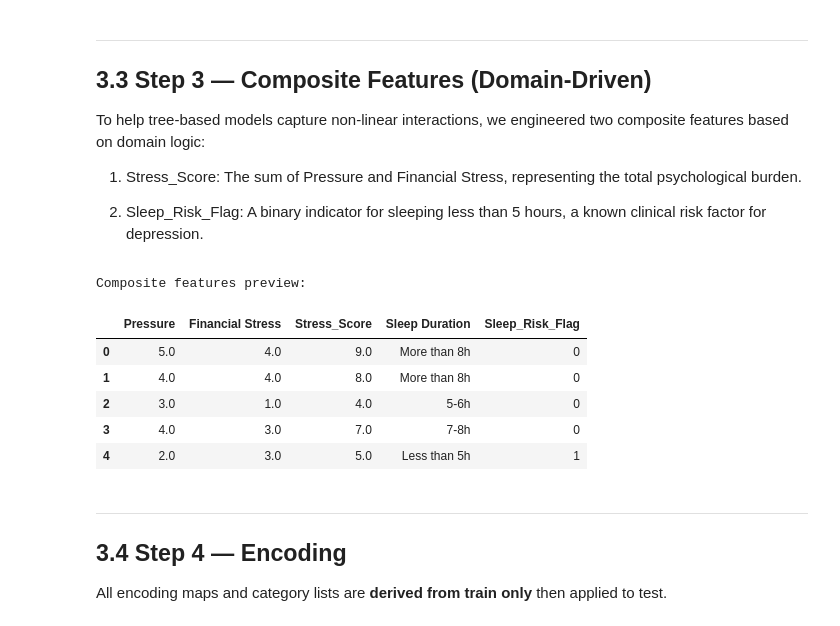
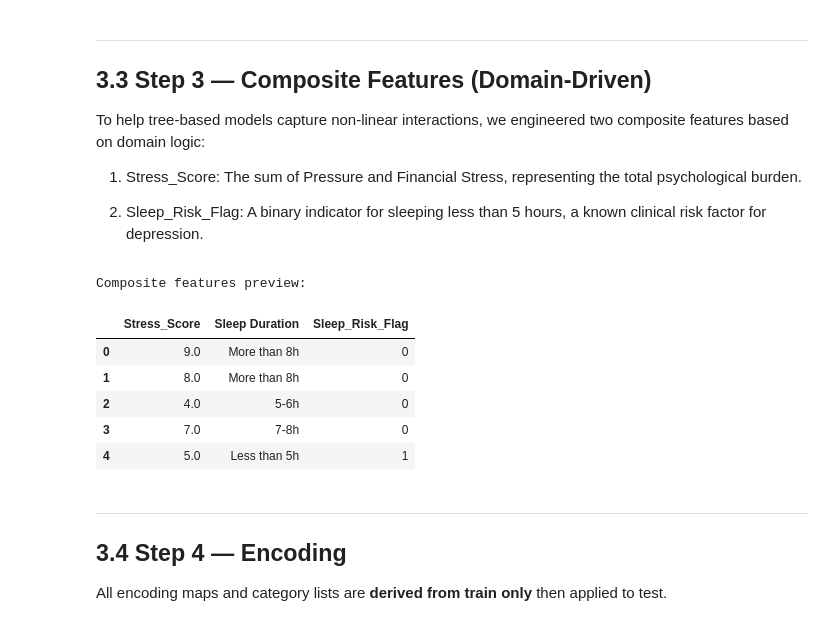
Before and after one commit to quanpro147/Exploring-Mental-Health-Data, a Jupyter notebook: notebooks/feat_engineering.ipynb, the cells around one changed output. Drawn from its saved outputs; the diff is of its cells as text; code cells hidden in the pictures.

```diff
--- a/notebooks/feat_engineering.ipynb
+++ b/notebooks/feat_engineering.ipynb
@@ -181,26 +181,28 @@ To help tree-based models capture non-linear interactions, we engineered two com
 1. Stress_Score: The sum of Pressure and Financial Stress, representing the total psychological burden.
 
 2. Sleep_Risk_Flag: A binary indicator for sleeping less than 5 hours, a known clinical risk factor for depression.
-# %%
-for df in [train, test]:
-    # Total psychological burden across two orthogonal stress dimensions
-    df["Stress_Score"] = df["Pressure"] + df["Financial Stress"]
-
-    # Clinical marker: sleep < 5h strongly linked to depression risk.
-    # Applied AFTER normalise_sleep, so 'Less than 5h' is already canonical.
-    df["Sleep_Risk_Flag"] = (df["Sleep Duration"] == "Less than 5h").astype(int)
-
-print("Composite features preview:")
-train[["Pressure", "Financial Stress", "Stress_Score",
-       "Sleep Duration", "Sleep_Risk_Flag"]].head()
-# %% [output]
-Composite features preview:
-|  | Pressure | Financial Stress | Stress_Score | Sleep Duration | Sleep_Risk_Flag |
-| 0 | 5.0 | 4.0 | 9.0 | More than 8h | 0 |
-| 1 | 4.0 | 4.0 | 8.0 | More than 8h | 0 |
-| 2 | 3.0 | 1.0 | 4.0 | 5-6h | 0 |
-| 3 | 4.0 | 3.0 | 7.0 | 7-8h | 0 |
-| 4 | 2.0 | 3.0 | 5.0 | Less than 5h | 1 |
+# %%
+for df in [train, test]:
+    # Total psychological burden across two orthogonal stress dimensions
+    df["Stress_Score"] = df["Pressure"] + df["Financial Stress"]
+
+    # Drop components to avoid multicollinearity since Stress_Score is a linear combination
+    df.drop(columns=["Pressure", "Financial Stress"], inplace=True)
+
+    # Clinical marker: sleep < 5h strongly linked to depression risk.
+    # Applied AFTER normalise_sleep, so 'Less than 5h' is already canonical.
+    df["Sleep_Risk_Flag"] = (df["Sleep Duration"] == "Less than 5h").astype(int)
+
+print("Composite features preview:")
+train[["Stress_Score", "Sleep Duration", "Sleep_Risk_Flag"]].head()
+# %% [output]
+Composite features preview:
+|  | Stress_Score | Sleep Duration | Sleep_Risk_Flag |
+| 0 | 9.0 | More than 8h | 0 |
+| 1 | 8.0 | More than 8h | 0 |
+| 2 | 4.0 | 5-6h | 0 |
+| 3 | 7.0 | 7-8h | 0 |
+| 4 | 5.0 | Less than 5h | 1 |
 # %% [markdown]
 ---
 ## 3.4 Step 4 — Encoding
```
Also changed, not shown: parts of 6 cells of this notebook, 1 other file.
